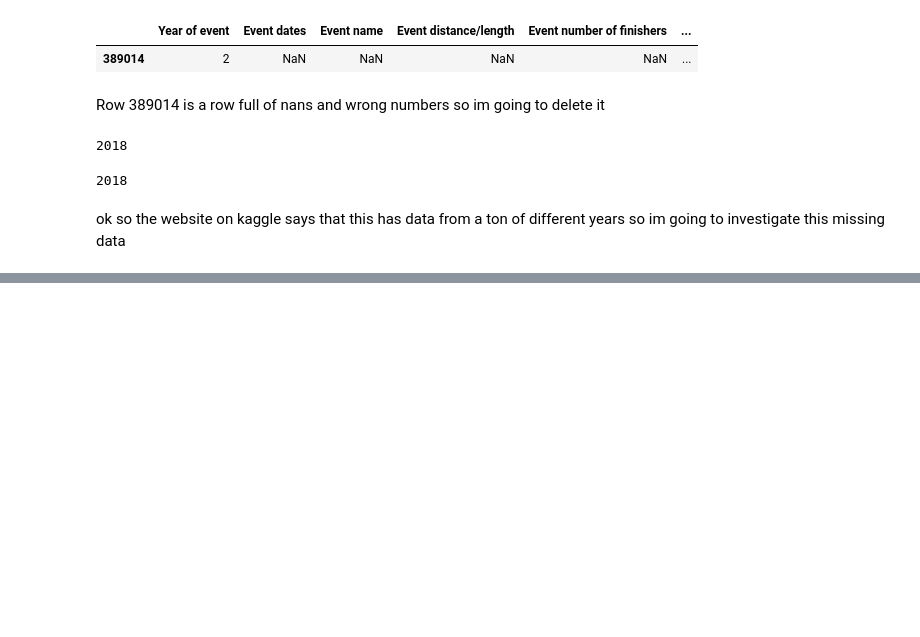
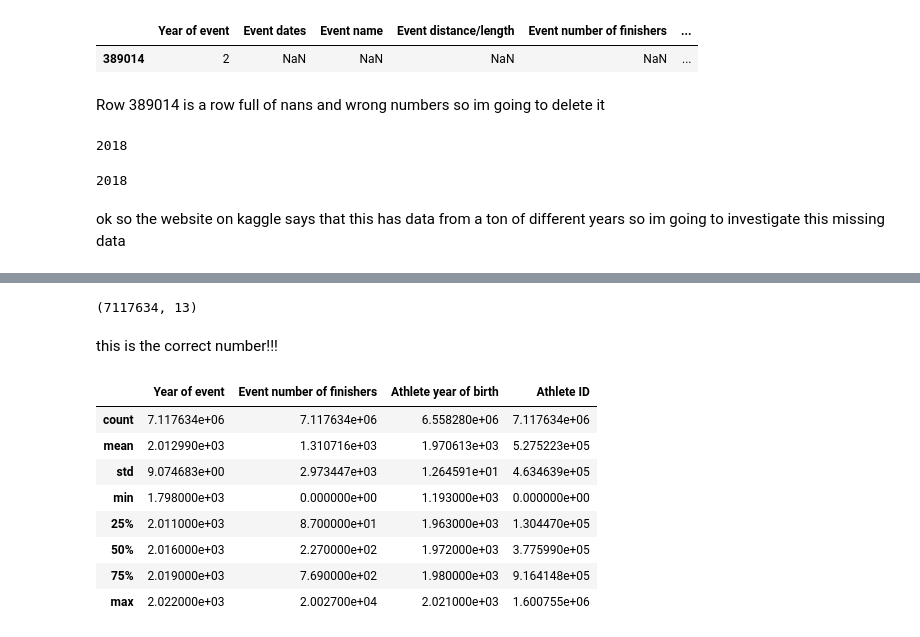
Before and after one commit to kendall-lucas25/women_endurance, a Jupyter notebook: DTSC_220_Final.ipynb, the cells around one changed output, grey strips where cells are left out. Saved outputs shown, nothing was run; the diff lists cells and outputs as text; code cells hidden in the pictures; blank space fills up the shorter version.

```diff
--- a/DTSC_220_Final.ipynb
+++ b/DTSC_220_Final.ipynb
@@ -127,0 +128,8 @@ are these only races from 2018???
+# %%
+#this code is from the kaggle website
+import kagglehub
+
+# Download latest version
+path = kagglehub.dataset_download("aiaiaidavid/the-big-dataset-of-ultra-marathon-running")
+
+print("Path to dataset files:", path)
@@ -127,0 +140,7 @@ are these only races from 2018???
+# %%
+#this code is AI generated from google gemini after websearch
+import os
+
+# List all files in the downloaded directory
+files = os.listdir(path)
+print("Files in dataset:", files)
@@ -127,0 +149,5 @@ are these only races from 2018???
+# %%
+#this code is AI generated from google gemini after websearch
+csv_file = os.path.join(path, files[0])
+
+df = pd.read_csv(csv_file)
@@ -127,0 +163,18 @@ are these only races from 2018???
+# %%
+df.shape
+# %% [output]
+(7117634, 13)
+# %% [markdown]
+this is the correct number!!!
+# %%
+df.describe()
+# %% [output]
+|  | Year of event | Event number of finishers | Athlete year of birth | Athlete ID |
+| count | 7.117634e+06 | 7.117634e+06 | 6.558280e+06 | 7.117634e+06 |
+| mean | 2.012990e+03 | 1.310716e+03 | 1.970613e+03 | 5.275223e+05 |
+| std | 9.074683e+00 | 2.973447e+03 | 1.264591e+01 | 4.634639e+05 |
+| min | 1.798000e+03 | 0.000000e+00 | 1.193000e+03 | 0.000000e+00 |
+| 25% | 2.011000e+03 | 8.700000e+01 | 1.963000e+03 | 1.304470e+05 |
+| 50% | 2.016000e+03 | 2.270000e+02 | 1.972000e+03 | 3.775990e+05 |
+| 75% | 2.019000e+03 | 7.690000e+02 | 1.980000e+03 | 9.164148e+05 |
+| max | 2.022000e+03 | 2.002700e+04 | 2.021000e+03 | 1.600755e+06 |
```
Also changed, not shown: parts of 20 cells of this notebook.
